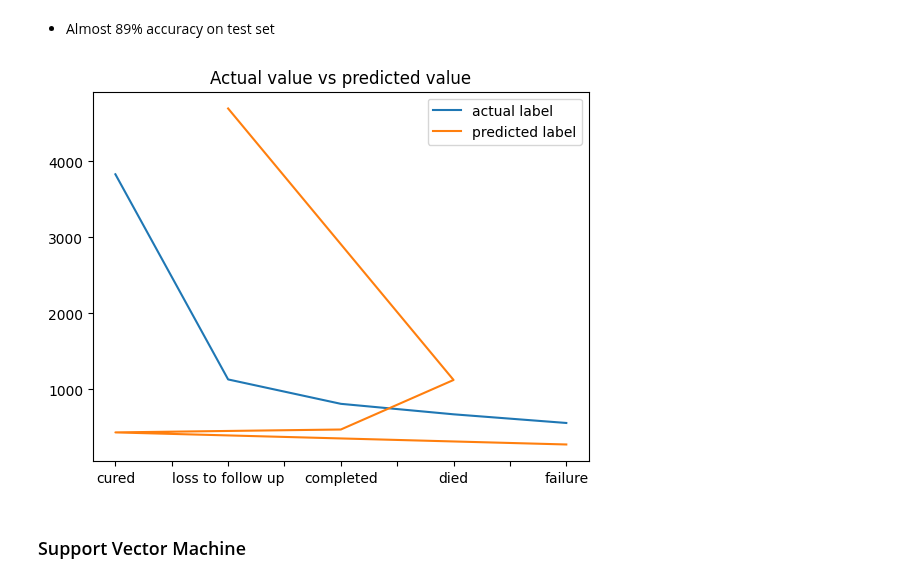
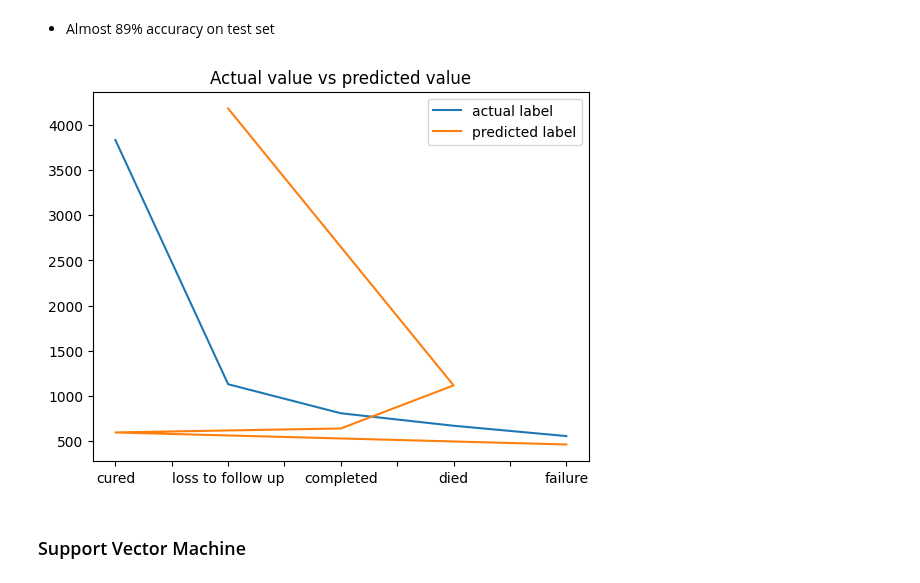
Before and after one commit to Taoheed-O/Tuberculosis_Survival_prediction, a Jupyter notebook: Machine_learning.ipynb, the cells around one changed output. Drawn from its saved outputs; the diff is of its cells as text; code cells hidden in the pictures.

```diff
--- a/Machine_learning.ipynb
+++ b/Machine_learning.ipynb
@@ -708,23 +708,23 @@ Accuracy on test dataset:  0.8884604398743217
 # %% [markdown]
 - Almost 89% accuracy on test set
 # %%
-y_pred_rf = model_lr.predict(x_test_rf)
+y_pred_rf = model_rf.predict(x_test_rf)
 x_test_rf['actual_label'] = y_test['state']
 x_test_rf['predicted_label'] = y_pred_rf
 
 y_pred_rf = pd.DataFrame(y_pred_rf, columns=['outcome_cd_bin'])
 
 y_pred_rf['state'] = y_pred_rf['outcome_cd_bin'].apply(lambda x: 1 if x == 'cured' \
                                                                                        else (0 if x == 'died' \
                                                                                                   else(2 if x == 'completed'\
                                                                                                       else(3 if x == 'loss to follow up' else 'failure'))))
 
 x_test_rf['actual_label'].value_counts().plot(label='actual label')
 x_test_rf['predicted_label'].value_counts().plot(label='predicted label', title = 'Actual value vs predicted value')
 plt.legend()
 plt.savefig('rf_comparison.jpg')
 # %% [output]
-[figure, old version]
+[figure, new version]
 # %% [markdown]
 ### Support Vector Machine
 # %%
```
Also changed, not shown: parts of 3 cells of this notebook.
